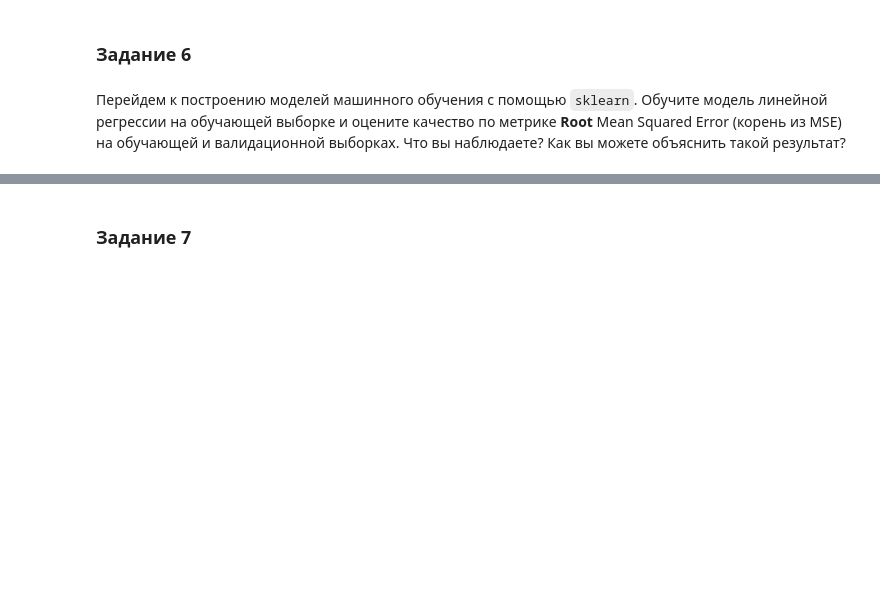
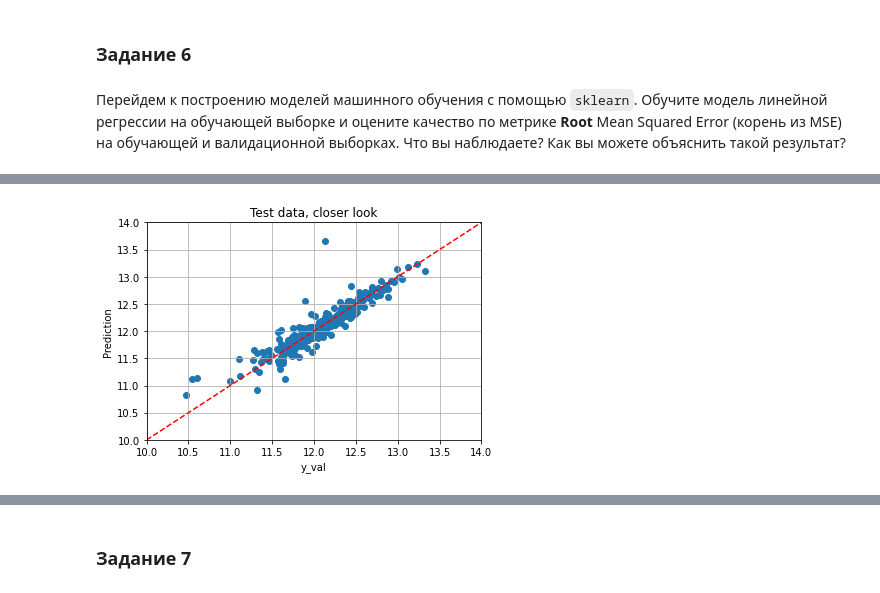
Before and after one commit to ksetdekov/ml_dpo_2021, a Jupyter notebook: hw/hw2/hw02.ipynb, the cells around one changed output, grey strips where cells are left out. Drawn from its saved outputs; the diff is of its cells as text; code cells hidden in the pictures; blank space fills up the shorter version.

```diff
--- a/hw/hw2/hw02.ipynb
+++ b/hw/hw2/hw02.ipynb
@@ -626,0 +701,16 @@ X_train.shape, X_val.shape, y_train.shape, y_val.shape
+# %%
+fig, ax = plt.subplots()
+plt.scatter(y_val, y_hat_test)
+add_identity(ax, color='r', ls='--')
+
+ax.set_ylim(10, 14)
+ax.set_xlim(10, 14)
+
+plt.title('Test data, closer look')
+plt.xlabel('y_val')
+plt.ylabel('Prediction')
+
+plt.grid()
+plt.show()
+# %% [output]
+[figure, added]
```
Also changed, not shown: parts of 21 cells of this notebook.
